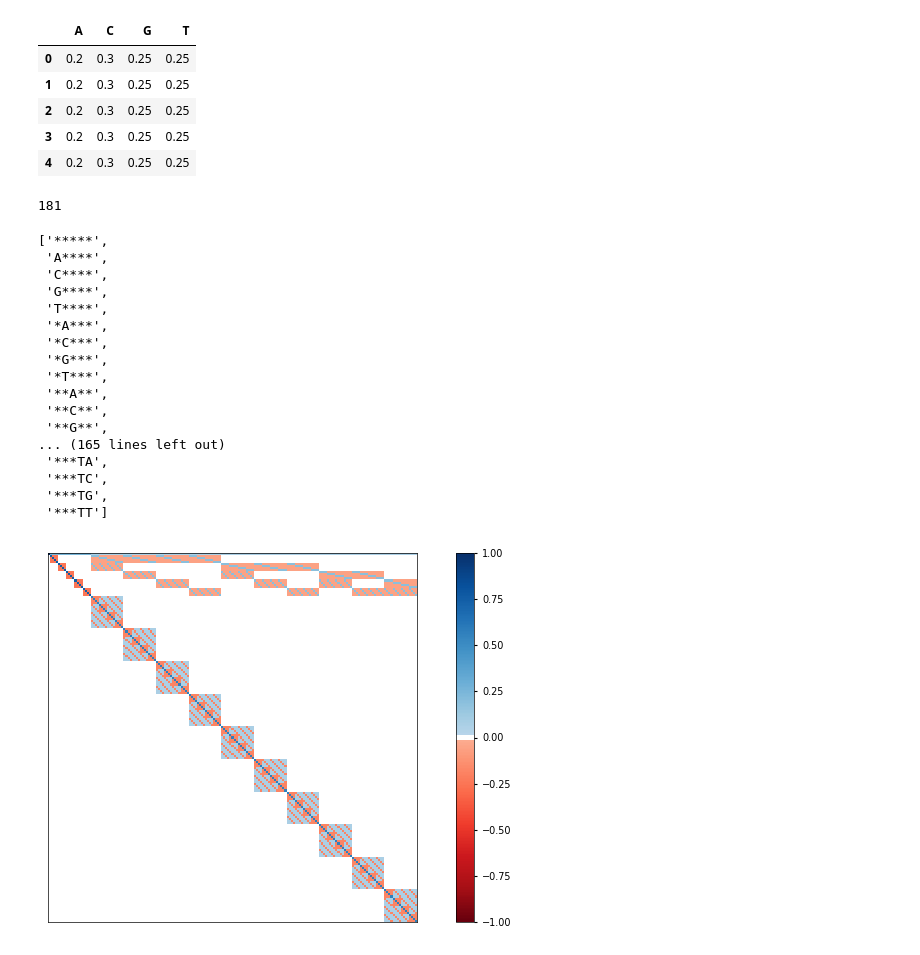
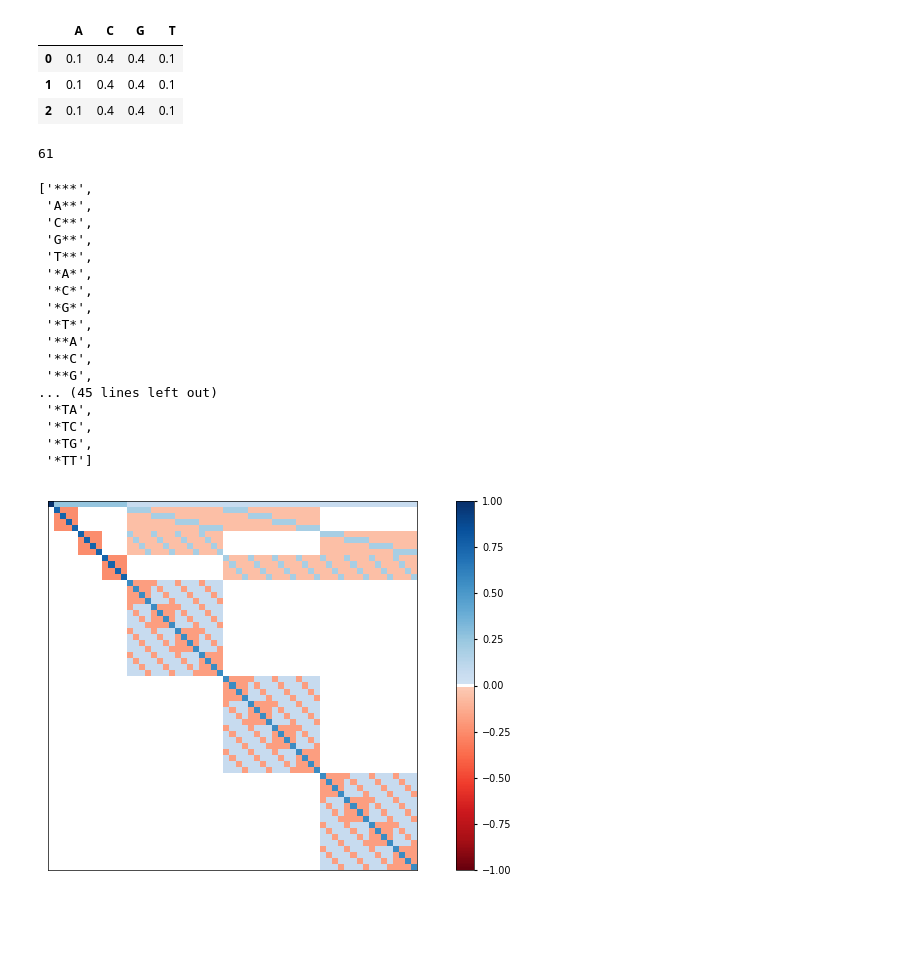
Before and after one commit to jbkinney/25_gaugefixer, a Jupyter notebook: scratch.ipynb, the cells around one changed output. Cells and saved outputs as stored; diff of their text form; code cells hidden in the pictures; blank space fills up the shorter version.

```diff
--- a/scratch.ipynb
+++ b/scratch.ipynb
@@ -13,46 +13,40 @@ if project_root not in sys.path:
 import matplotlib.pyplot as plt
 plt.style.use('fig.style')
 # %%
-L = 5
+L = 3
 alphabet = ['A', 'C', 'G', 'T']
 figsize = (8,4)
-bg_df = pd.DataFrame(index=range(L), columns=alphabet)
-bg_df.loc[:, 'A'] = .2
-bg_df.loc[:, 'C'] = .3
-bg_df.loc[:, 'G'] = .25
-bg_df.loc[:, 'T'] = .25
+bg_df = pd.DataFrame(index=range(L), columns=alphabet, data={'A': .1, 'C': .4, 'G': .4, 'T': .1})
 bg_df
 # %% [output]
 |  | A | C | G | T |
-| 0 | 0.2 | 0.3 | 0.25 | 0.25 |
-| 1 | 0.2 | 0.3 | 0.25 | 0.25 |
-| 2 | 0.2 | 0.3 | 0.25 | 0.25 |
-| 3 | 0.2 | 0.3 | 0.25 | 0.25 |
-| 4 | 0.2 | 0.3 | 0.25 | 0.25 |
+| 0 | 0.1 | 0.4 | 0.4 | 0.1 |
+| 1 | 0.1 | 0.4 | 0.4 | 0.1 |
+| 2 | 0.1 | 0.4 | 0.4 | 0.1 |
 # %%
 from src import get_pairwise_augseqs
 augseqs = get_pairwise_augseqs(seq_length=L, alphabet=alphabet, wildcard_char='*')
 print(len(augseqs))
 augseqs
 # %% [output]
-181
+61
-['*****',
- 'A****',
- 'C****',
- 'G****',
- 'T****',
- '*A***',
- '*C***',
- '*G***',
- '*T***',
- '**A**',
- '**C**',
- '**G**',
-... (165 lines left out)
- '***TA',
- '***TC',
- '***TG',
- '***TT']
+['***',
+ 'A**',
+ 'C**',
+ 'G**',
+ 'T**',
+ '*A*',
+ '*C*',
+ '*G*',
+ '*T*',
+ '**A',
+ '**C',
+ '**G',
+... (45 lines left out)
+ '*TA',
+ '*TC',
+ '*TG',
+ '*TT']
 # %%
 from src.get_hg_projection_matrix import get_hg_projection_matrix
 from src.matrix_visualizer import visualize_matrix
@@ -61,7 +55,7 @@ from src.matrix_visualizer import visualize_matrix
 P_df = get_hg_projection_matrix(augseqs=augseqs, alphabet=alphabet, bg_type='uniform', wildcard_char='*', out_type='df')
 visualize_matrix(P_df.values, show_grid=False, figsize=figsize)
 # %% [output]
-[figure, old version]
+[figure, new version]
 # %%
 # Test uniform backgroud
 P_df = get_hg_projection_matrix(augseqs=augseqs, alphabet=alphabet, bg_type='custom', bg_df=bg_df, wildcard_char='*', out_type='df')
```
Also changed, not shown: parts of 3 cells of this notebook, 3 other files.
